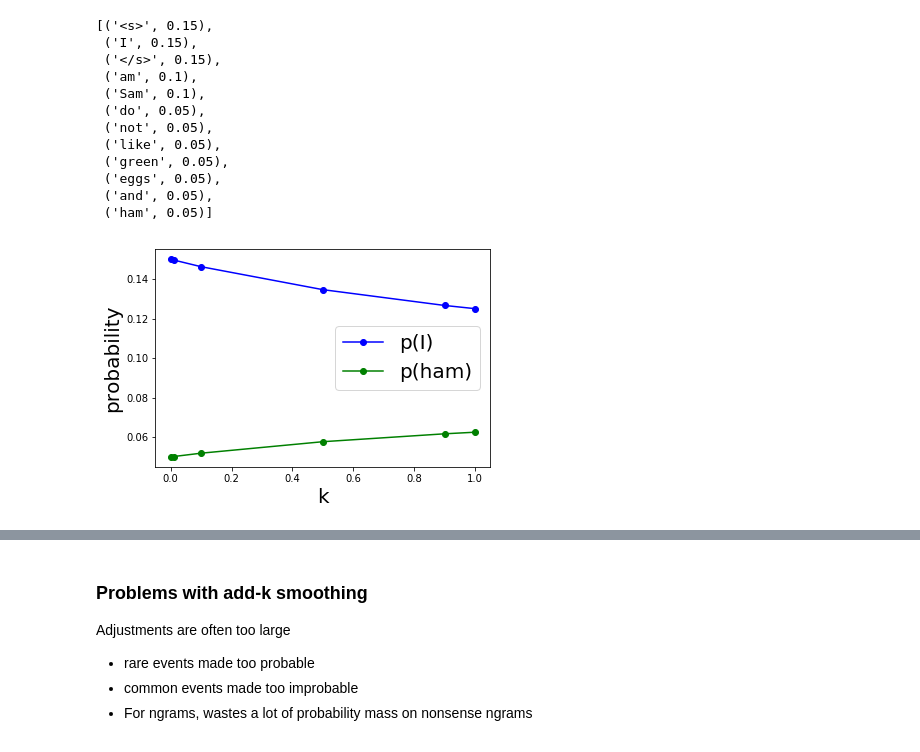
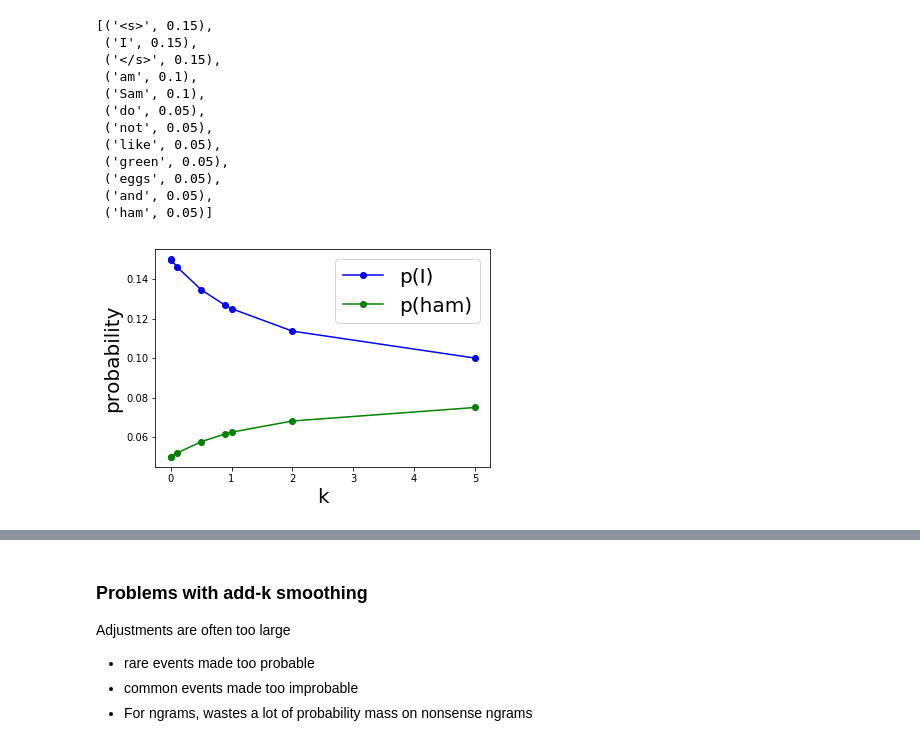
Before and after one commit to iit-cs585/main, a Jupyter notebook: lec/l05/L05.ipynb, the cells around one changed output, grey strips where cells are left out. Saved outputs shown, nothing was run; the diff lists cells and outputs as text; code cells hidden in the pictures.

```diff
--- a/lec/l05/L05.ipynb
+++ b/lec/l05/L05.ipynb
@@ -739,21 +739,21 @@ sorted(unigram_probs.items(), key=lambda x: x[1], reverse=True)
 # %%
 # How do probability estimates change as k increases?
 plt.figure()
-ks = [0, .01, .1, .5, .9, 1]
+ks = [0, .01, .1, .5, .9, 1, 2, 5]
 i_probs = []
 ham_probs = []
 for k in ks:
     probs = estimate_unigram_probs_add_k(docs, k)
     i_probs.append(probs['I'])
     ham_probs.append(probs['ham'])
 plt.plot(ks, i_probs, 'bo-', label='p(I)')
 plt.plot(ks, ham_probs, 'go-', label='p(ham)')
 plt.xlabel('k', size=20)
 plt.ylabel('probability', size=20)
 plt.legend(loc='best', fontsize=20)
 plt.show()
 # %% [output]
-[figure, old version]
+[figure, new version]
 # %% [markdown]
 - We can see that the probabilities get more "smooth"; i.e., closer together.
 - Smoothing "steals" probability mass from high probability events, and gives it to the low probability events
```
Also changed, not shown: parts of 4 cells of this notebook, 4 other files.
